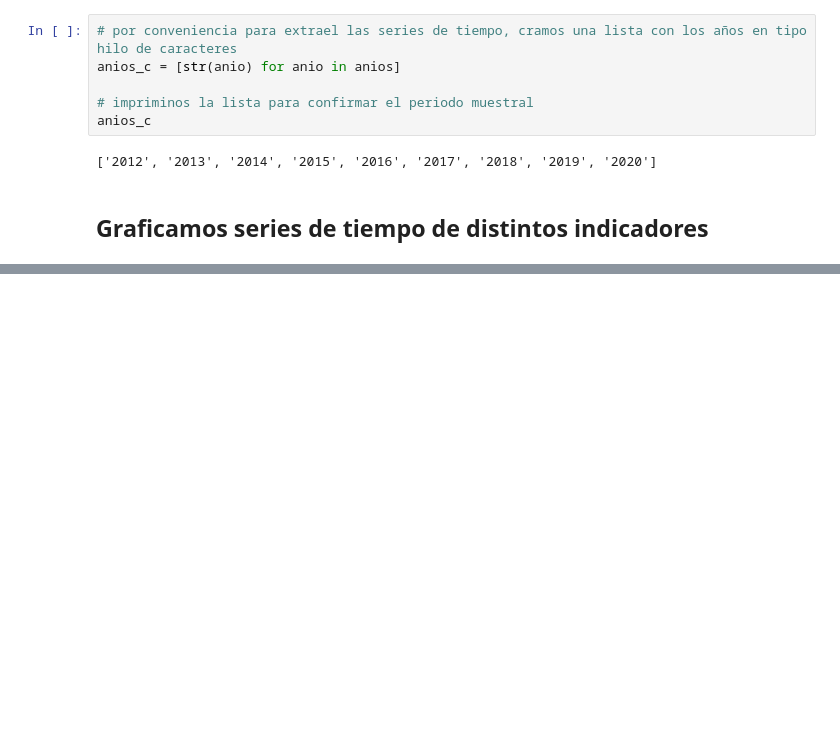
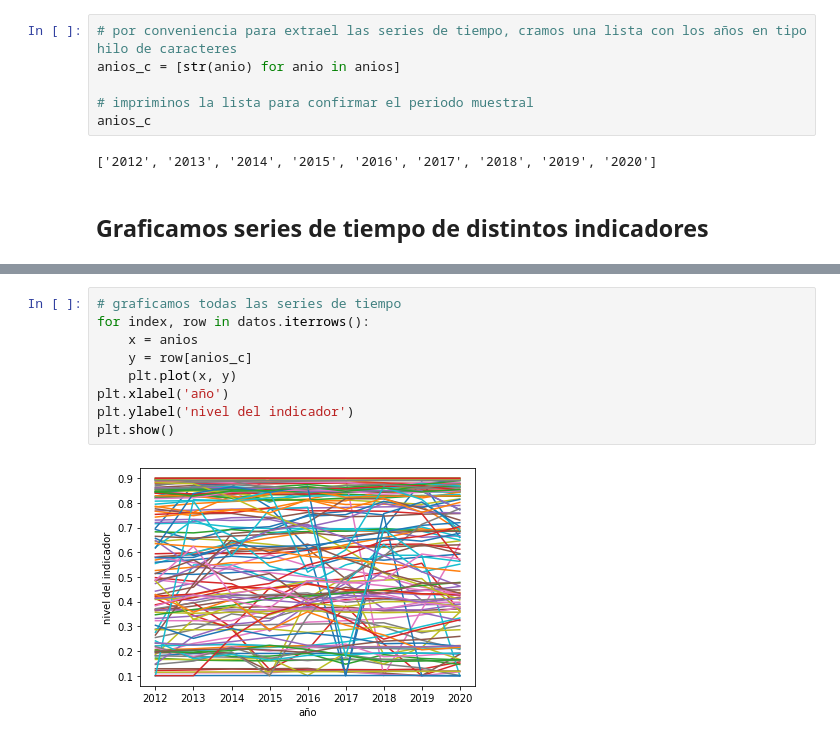
Before and after one commit to oguerrer/IPP_Lima, a Jupyter notebook: tutoriales/01 - visualizacion de datos.ipynb, the cells around one changed output, grey strips where cells are left out. Cells and saved outputs as stored; diff of their text form; blank space fills up the shorter version.

```diff
--- a/tutoriales/01 - visualizacion de datos.ipynb
+++ b/tutoriales/01 - visualizacion de datos.ipynb
@@ -123,0 +127,11 @@ plt.ylabel('indicador de pobreza extrema')
+# %%
+# graficamos todas las series de tiempo
+for index, row in datos.iterrows():
+    x = anios
+    y = row[anios_c]
+    plt.plot(x, y)
+plt.xlabel('año')
+plt.ylabel('nivel del indicador')
+plt.show()
+# %% [output]
+[figure, added]
```
Also changed, not shown: parts of 13 cells of this notebook.
